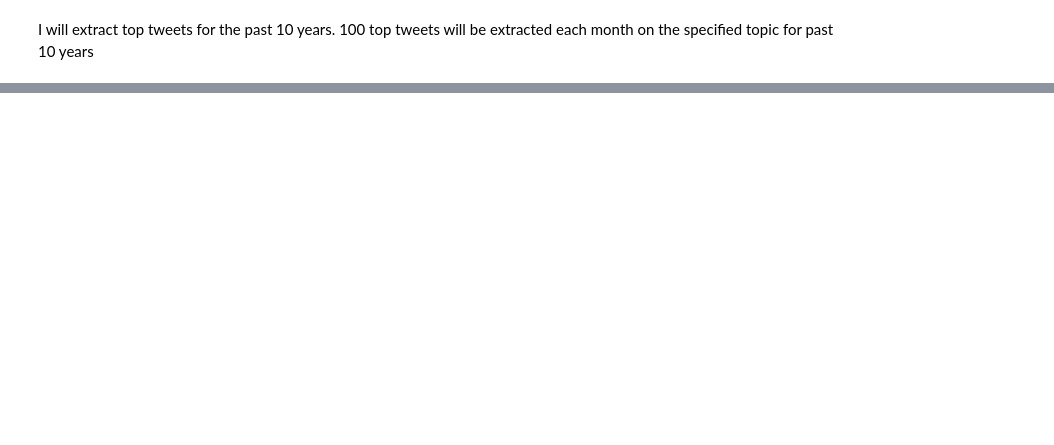
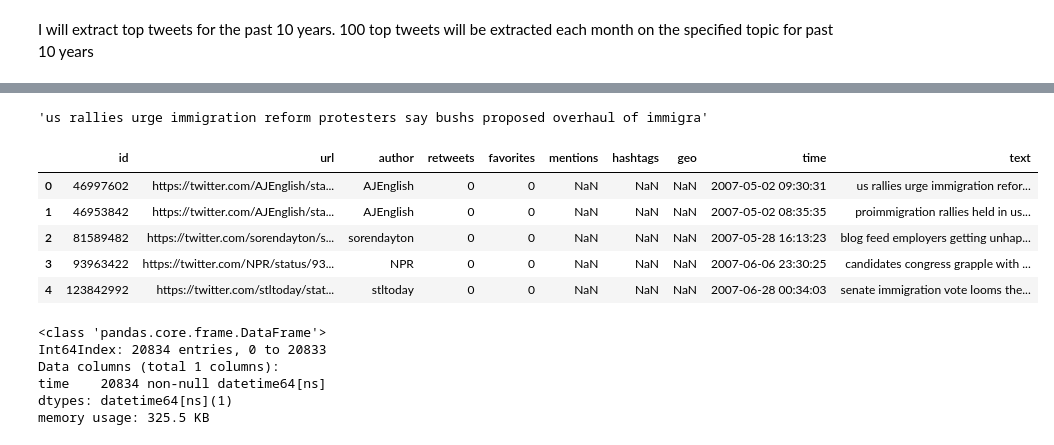
Before and after one commit to rachel-ker/refugeediscourse, a Jupyter notebook: Data_extraction.ipynb, the cells around one changed output, grey strips where cells are left out. Drawn from its saved outputs; the diff is of its cells as text; code cells hidden in the pictures; blank space fills up the shorter version.

```diff
--- a/Data_extraction.ipynb
+++ b/Data_extraction.ipynb
@@ -121,3 +145,7 @@ tweets["time"] = tweets["time"].dt.tz_localize(None)
 tweets.to_excel("immigration_tweets_13_years.xlsx")
 # %%
 # tweets.to_csv("immigration_tweets_data_example.csv")
+# %%
+tweets["text"][0]
+# %% [output]
+'us rallies urge immigration reform protesters say bushs proposed overhaul of immigra'
@@ -123,0 +154,18 @@ tweets.to_excel("immigration_tweets_13_years.xlsx")
+# %%
+twitter_data.head()
+# %% [output]
+|  | id | url | author | retweets | favorites | mentions | hashtags | geo | time | text |
+| 0 | 46997602 | https://twitter.com/AJEnglish/sta... | AJEnglish | 0 | 0 | NaN | NaN | NaN | 2007-05-02 09:30:31 | us rallies urge immigration refor... |
+| 1 | 46953842 | https://twitter.com/AJEnglish/sta... | AJEnglish | 0 | 0 | NaN | NaN | NaN | 2007-05-02 08:35:35 | proimmigration rallies held in us... |
+| 2 | 81589482 | https://twitter.com/sorendayton/s... | sorendayton | 0 | 0 | NaN | NaN | NaN | 2007-05-28 16:13:23 | blog feed employers getting unhap... |
+| 3 | 93963422 | https://twitter.com/NPR/status/93... | NPR | 0 | 0 | NaN | NaN | NaN | 2007-06-06 23:30:25 | candidates congress grapple with ... |
+| 4 | 123842992 | https://twitter.com/stltoday/stat... | stltoday | 0 | 0 | NaN | NaN | NaN | 2007-06-28 00:34:03 | senate immigration vote looms the... |
+# %%
+twitter_data[["time"]].info()
+# %% [output]
+<class 'pandas.core.frame.DataFrame'>
+Int64Index: 20834 entries, 0 to 20833
+Data columns (total 1 columns):
+time    20834 non-null datetime64[ns]
+dtypes: datetime64[ns](1)
+memory usage: 325.5 KB
```
Also changed, not shown: parts of 9 cells of this notebook.
